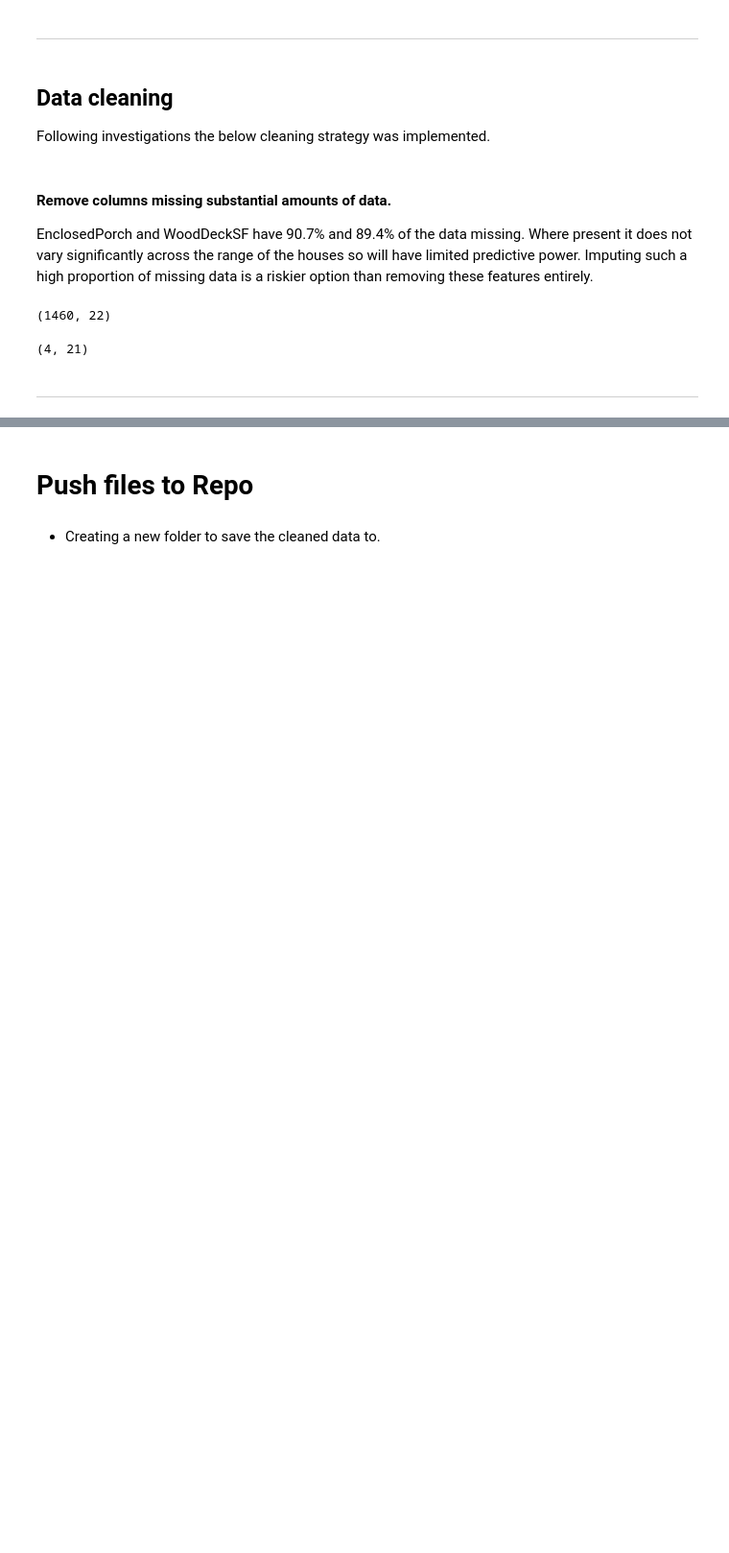
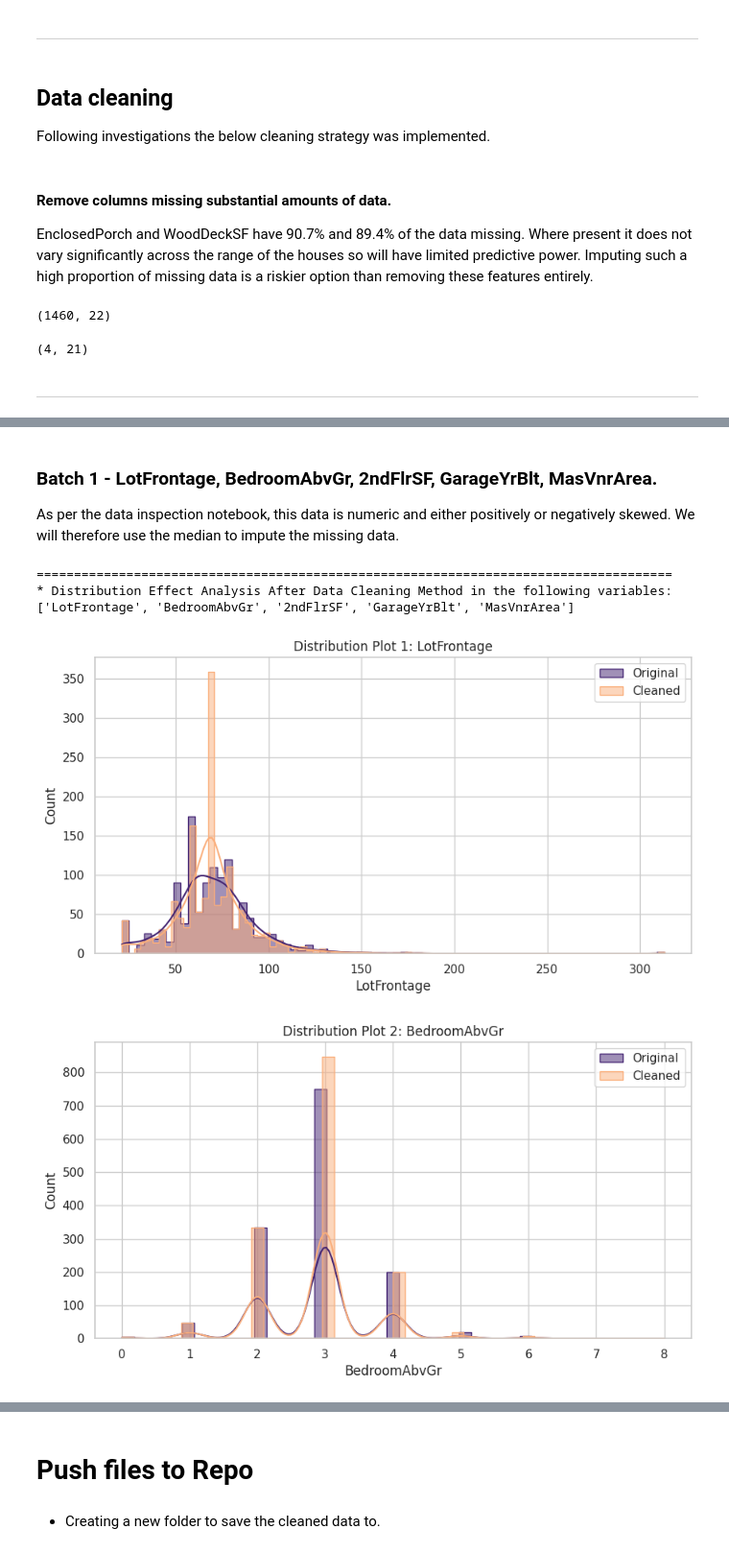
Before and after one commit to ewradcliffe/Heritage-Housing, a Jupyter notebook: jupyter_notebooks/DataCleaning.ipynb, the cells around one changed output, grey strips where cells are left out. Shown at 96% size. Saved outputs shown, nothing was run; the diff lists cells and outputs as text; code cells hidden in the pictures; blank space fills up the shorter version.

Commit message:
Add median  imputation to data cleaning.

```diff
--- a/jupyter_notebooks/DataCleaning.ipynb
+++ b/jupyter_notebooks/DataCleaning.ipynb
@@ -95,0 +194,19 @@ inherited_houses_df.shape
+# %% [markdown]
+### Batch 1 - LotFrontage, BedroomAbvGr, 2ndFlrSF, GarageYrBlt, MasVnrArea.
+
+As per the data inspection notebook, this data is numeric and either positively or negatively skewed. We will therefore use the median to impute the missing data.
+# %%
+from feature_engine.imputation import MeanMedianImputer
+
+variables_mean = ['LotFrontage' , 'BedroomAbvGr', '2ndFlrSF', 'GarageYrBlt', 'MasVnrArea']
+imputer = MeanMedianImputer(imputation_method='median', variables=variables_mean)
+df_method = imputer.fit_transform(house_prices_df)
+DataCleaningEffect(df_original=house_prices_df,
+                   df_cleaned=df_method,
+                   variables_applied_with_method=variables_mean)
+# %% [output]
+=====================================================================================
+* Distribution Effect Analysis After Data Cleaning Method in the following variables:
+['LotFrontage', 'BedroomAbvGr', '2ndFlrSF', 'GarageYrBlt', 'MasVnrArea']
+[figure, added]
+[figure, added]
```
Also changed, not shown: parts of 8 cells of this notebook.
